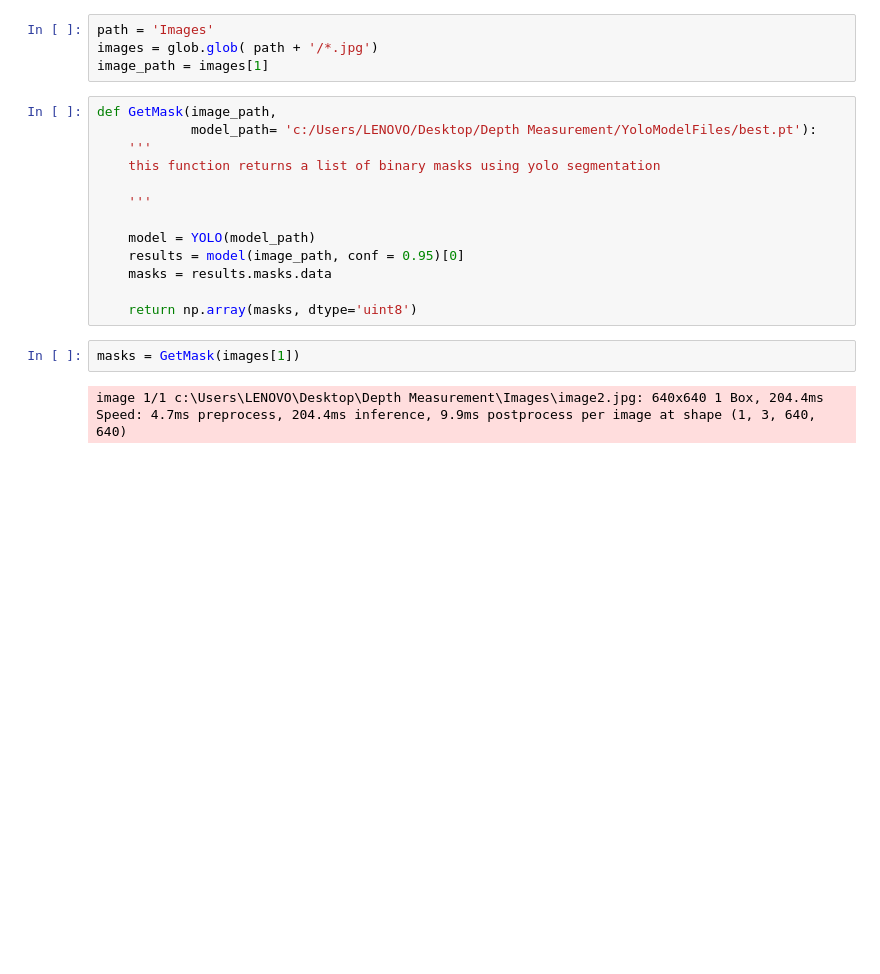
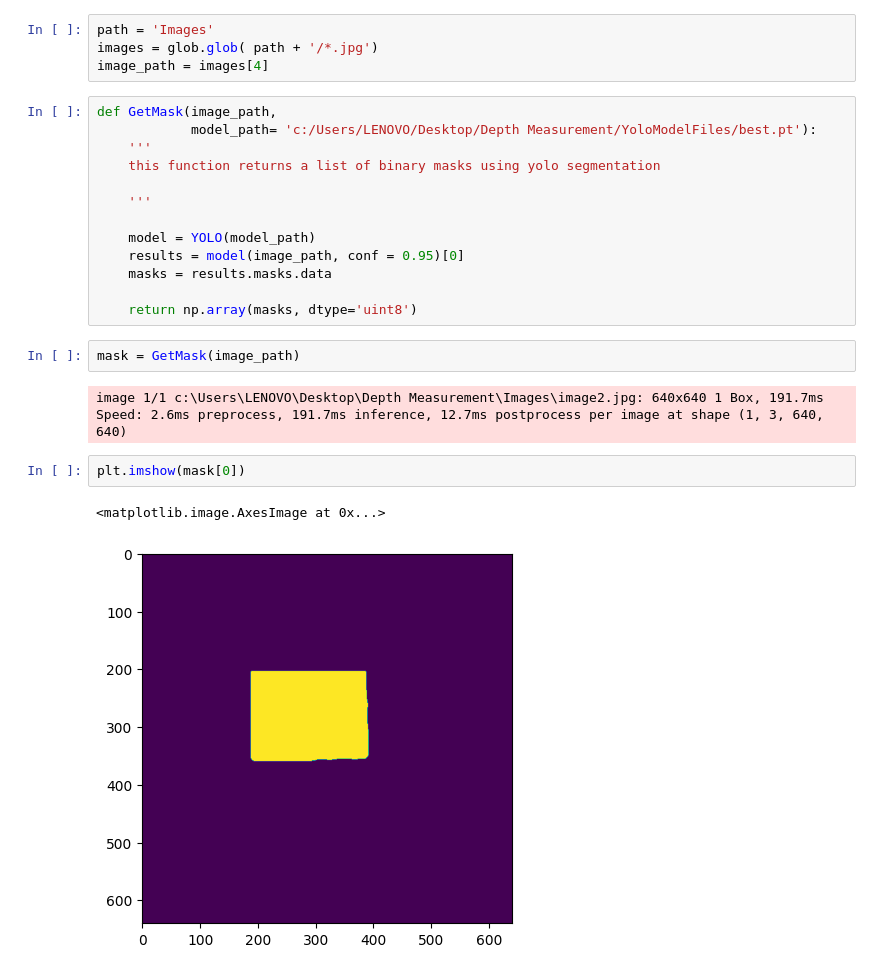
Before and after one commit to HtmMhmd/Depth-Measurement-using-Midas-Yolov8-and-open3d, a Jupyter notebook: Wooden_Box_Detection.ipynb, the cells around one changed output. Saved outputs shown, nothing was run; the diff lists cells and outputs as text; blank space fills up the shorter version.

```diff
--- a/Wooden_Box_Detection.ipynb
+++ b/Wooden_Box_Detection.ipynb
@@ -58,7 +76,7 @@ Speed: 0.0ms preprocess, 251.5ms inference, 18.5ms postprocess per image at shap
 # %%
 path = 'Images'
 images = glob.glob( path + '/*.jpg')
-image_path = images[1]
+image_path = images[4]
 # %%
 def GetMask(image_path,
             model_path= 'c:/Users/LENOVO/Desktop/Depth Measurement/YoloModelFiles/best.pt'):
@@ -72,11 +90,16 @@ def GetMask(image_path,
     masks = results.masks.data
 
     return np.array(masks, dtype='uint8')
-# %%
-masks = GetMask(images[1])
-# %% [output]
-image 1/1 c:\Users\LENOVO\Desktop\Depth Measurement\Images\image2.jpg: 640x640 1 Box, 204.4ms
-Speed: 4.7ms preprocess, 204.4ms inference, 9.9ms postprocess per image at shape (1, 3, 640, 640)
+# %%
+mask = GetMask(image_path)
+# %% [output]
+image 1/1 c:\Users\LENOVO\Desktop\Depth Measurement\Images\image2.jpg: 640x640 1 Box, 191.7ms
+Speed: 2.6ms preprocess, 191.7ms inference, 12.7ms postprocess per image at shape (1, 3, 640, 640)
+# %%
+plt.imshow(mask[0])
+# %% [output]
+<matplotlib.image.AxesImage at 0x...>
+[figure, added]
 # %%
 def GetCorners(mask):
     '''
```
Also changed, not shown: parts of 21 cells of this notebook, 10 other files.
